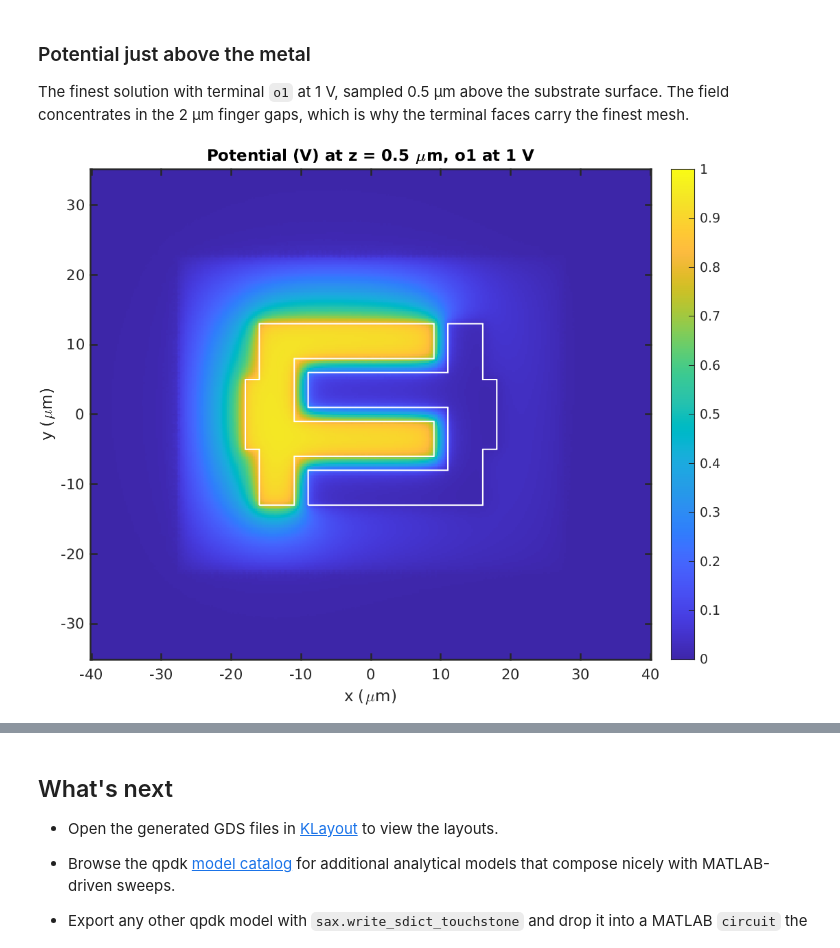
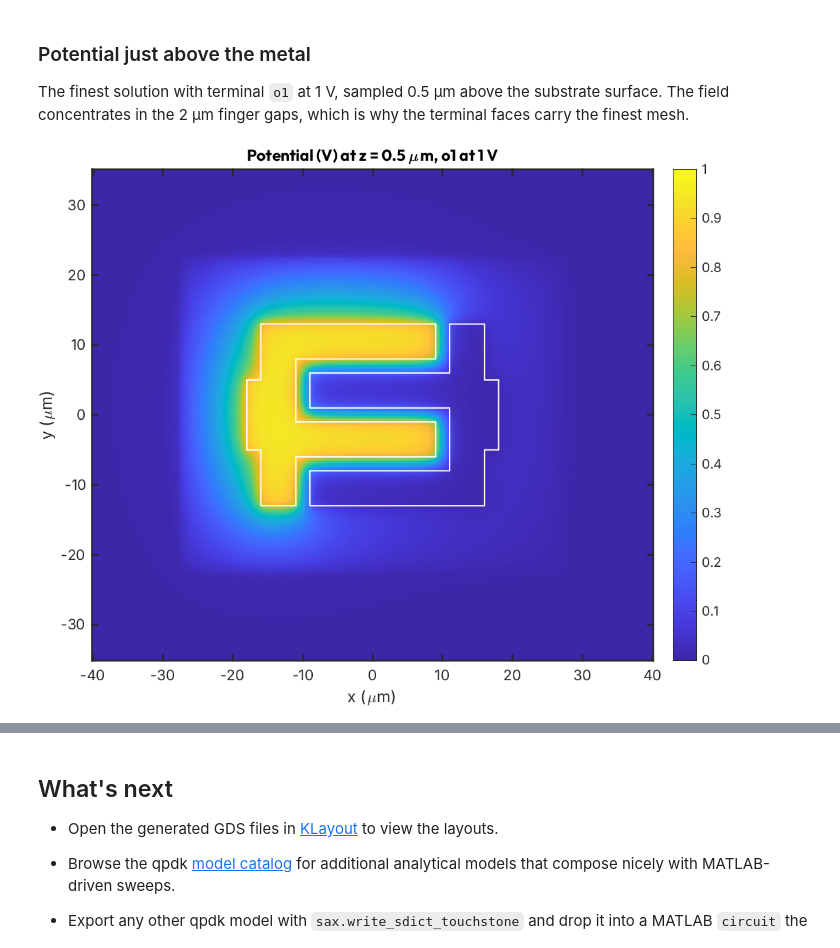
Before and after one commit to gdsfactory/quantum-rf-pdk, a Jupyter notebook: notebooks/matlab_integration.ipynb, the cells around one changed output, grey strips where cells are left out. Cells and saved outputs as stored; diff of their text form; code cells hidden in the pictures.

```diff
--- a/notebooks/matlab_integration.ipynb
+++ b/notebooks/matlab_integration.ipynb
@@ -820,26 +779,26 @@ field concentrates in the 2 µm finger gaps, which is why the terminal faces car
 # %%
 if has_pde
     % nodes and u still hold the finest pass from the loop above.
     near = abs(nodes(3, :)) < 5;
     phi = scatteredInterpolant(nodes(:, near)', u(near, 1), 'linear', 'none');
     [xg, yg] = meshgrid(linspace(-40, 40, 321), linspace(-35, 35, 281));
     phi_grid = phi(xg, yg, 0.5 * ones(size(xg)));
 
     figure;
     imagesc(xg(1, :), yg(:, 1), phi_grid); axis xy equal tight;
     grid off;
     colorbar; clim([0 1]);
     hold on;
     for k = 1:numel(comb_xy)
         xy = comb_xy{k};
         plot(xy([1:end 1], 1), xy([1:end 1], 2), 'w-', 'LineWidth', 1);
     end
     hold off;
     xlabel('x (\mum)'); ylabel('y (\mum)');
-    title('Potential (V) at z = 0.5 \mum, o1 at 1 V');
+    title('Potential (V) at z = 0.5 \mum, o1 at 1 V', 'FontName', 'Outfit');
 end
 # %% [output]
-[figure, old version]
+[figure, new version]
 # %%
 %
 % The rendered documentation shows the outputs of a saved run of this notebook, so the fingerprint
```
Also changed, not shown: parts of 12 cells of this notebook, 4 other files.
